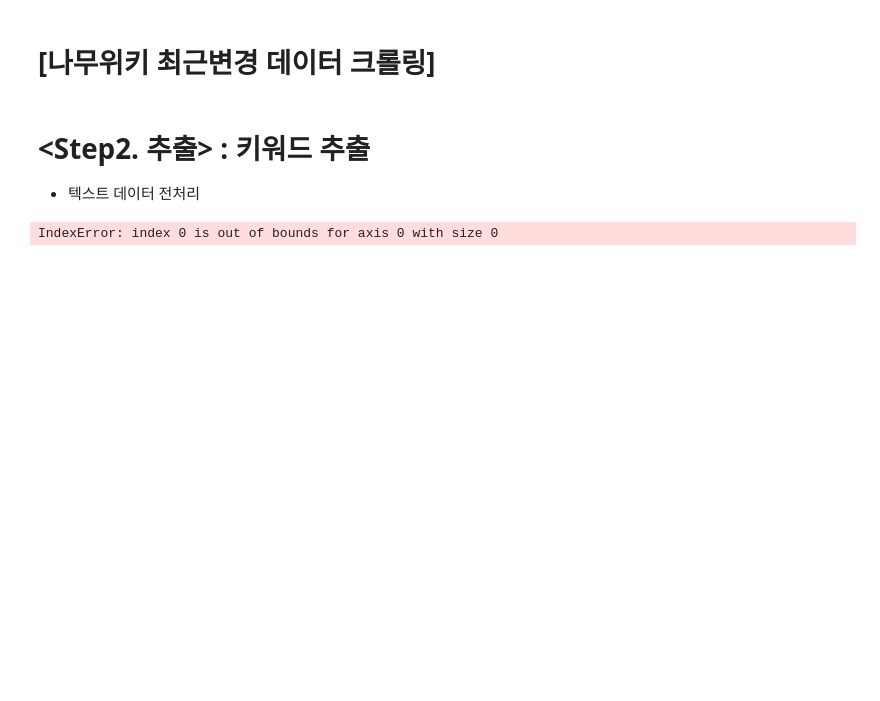
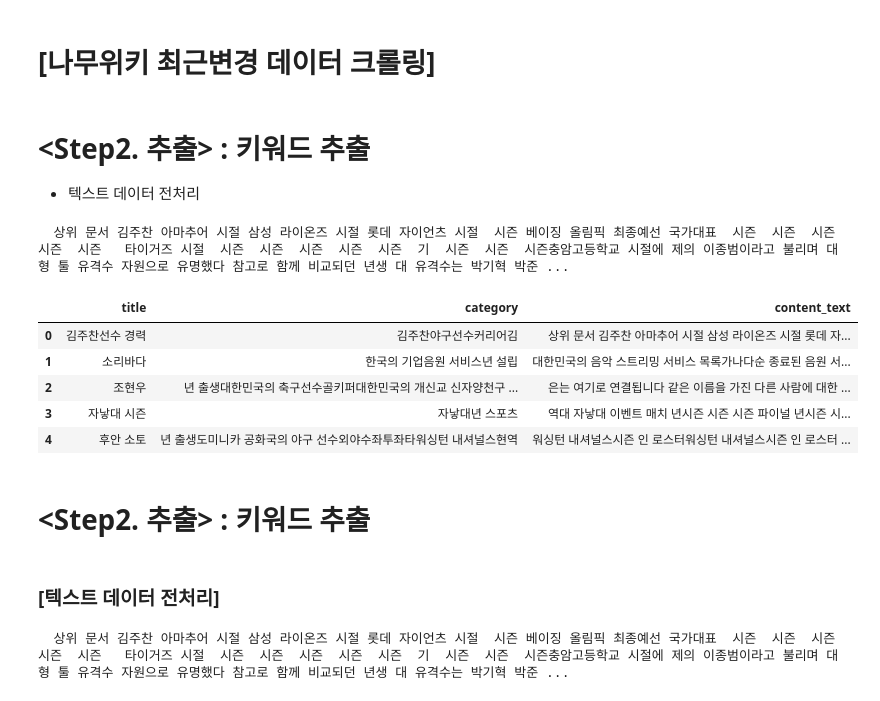
Before and after one commit to HIMMEL95/Data-Analysis, a Jupyter notebook: Namu-Wiki-Text-Analysis.ipynb, the cells around one changed output. Saved outputs shown, nothing was run; the diff lists cells and outputs as text; code cells hidden in the pictures; blank space fills up the shorter version.

```diff
--- a/Namu-Wiki-Text-Analysis.ipynb
+++ b/Namu-Wiki-Text-Analysis.ipynb
@@ -44,7 +44,7 @@ from bs4 import BeautifulSoup
 import re
 
 # 크롤링할 사이트 주소를 정의합니다.
-source_url = "https://post.naver.com/navigator.nhn"
+source_url = "https://namu.wiki/RecentChanges"
 
 # 사이트의 html 구조에 기반하여 크롤링을 수행합니다.
 req = requests.get(source_url)
@@ -58,6 +56,6 @@ AttributeError: 'NoneType' object has no attribute 'find'
 # %%
 # a태그의 href 속성을 리스트로 추출하여, 크롤링 할 페이지 리스트를 생성합니다.
-page_url_base = "https://ko.wikipedia.org/wiki/%ED%8A%B9%EC%88%98:%EC%B5%9C%EA%B7%BC%EB%B0%94%EB%80%9C"
+page_url_base = "https://namu.wiki"
 page_urls = []
 for index in range(0, len(table_rows)):
     first_td = table_rows[index].find_all('td')[0]
@@ -78,7 +80,7 @@ NameError: name 'table_rows' is not defined
 # %%
 req = requests.get(page_urls[0])
 html = req.content
-soup = BeautifulSoup(html, 'lxml')
+soup = BeautifulSoup(html, 'html.parser')
 contents_table = soup.find(name="article")
 title = contents_table.find_all('h1')[0]
 category = contents_table.find_all('ul')[0]
@@ -161,4 +169,21 @@ def text_cleaning(text):
 # %%
 print(text_cleaning(df['content_text'][0]))
 # %% [output]
-IndexError: index 0 is out of bounds for axis 0 with size 0
+  상위 문서 김주찬 아마추어 시절 삼성 라이온즈 시절 롯데 자이언츠 시절  시즌 베이징 올림픽 최종예선 국가대표  시즌  시즌  시즌  시즌  시즌   타이거즈 시절  시즌  시즌  시즌  시즌  시즌  기  시즌  시즌  시즌충암고등학교 시절에 제의 이종범이라고 불리며 대형 툴 유격수 자원으로 유명했다 참고로 함께 비교되던 년생 대 유격수는 박기혁 박준 ...
+# %%
+# 각 피처마다 데이터 전처리를 적용합니다.
+df['title'] = df['title'].apply(lambda x: text_cleaning(x))
+df['category'] = df['category'].apply(lambda x: text_cleaning(x))
+df['content_text'] = df['content_text'].apply(lambda x: text_cleaning(x))
+df.head(5)
+# %% [output]
+|  | title | category | content_text |
+| 0 | 김주찬선수 경력 | 김주찬야구선수커리어김 | 상위 문서 김주찬 아마추어 시절 삼성 라이온즈 시절 롯데 자... |
+| 1 | 소리바다 | 한국의 기업음원 서비스년 설립 | 대한민국의 음악 스트리밍 서비스 목록가나다순 종료된 음원 서... |
+| 2 | 조현우 | 년 출생대한민국의 축구선수골키퍼대한민국의 개신교 신자양천구 ... | 은는 여기로 연결됩니다 같은 이름을 가진 다른 사람에 대한 ... |
+| 3 | 자낳대 시즌 | 자낳대년 스포츠 | 역대 자낳대 이벤트 매치 년시즌 시즌 시즌 파이널 년시즌 시... |
+| 4 | 후안 소토 | 년 출생도미니카 공화국의 야구 선수외야수좌투좌타워싱턴 내셔널스현역 | 워싱턴 내셔널스시즌 인 로스터워싱턴 내셔널스시즌 인 로스터 ... |
+# %% [markdown]
+# <Step2. 추출> : 키워드 추출
+# %% [markdown]
+### [텍스트 데이터 전처리]
@@ -164,0 +196,4 @@ IndexError: index 0 is out of bounds for axis 0 with size 0
+# %%
+print(text_cleaning(df['content_text'][0]))
+# %% [output]
+  상위 문서 김주찬 아마추어 시절 삼성 라이온즈 시절 롯데 자이언츠 시절  시즌 베이징 올림픽 최종예선 국가대표  시즌  시즌  시즌  시즌  시즌   타이거즈 시절  시즌  시즌  시즌  시즌  시즌  기  시즌  시즌  시즌충암고등학교 시절에 제의 이종범이라고 불리며 대형 툴 유격수 자원으로 유명했다 참고로 함께 비교되던 년생 대 유격수는 박기혁 박준 ...
```
Also changed, not shown: parts of 27 cells of this notebook, 17 other files.
